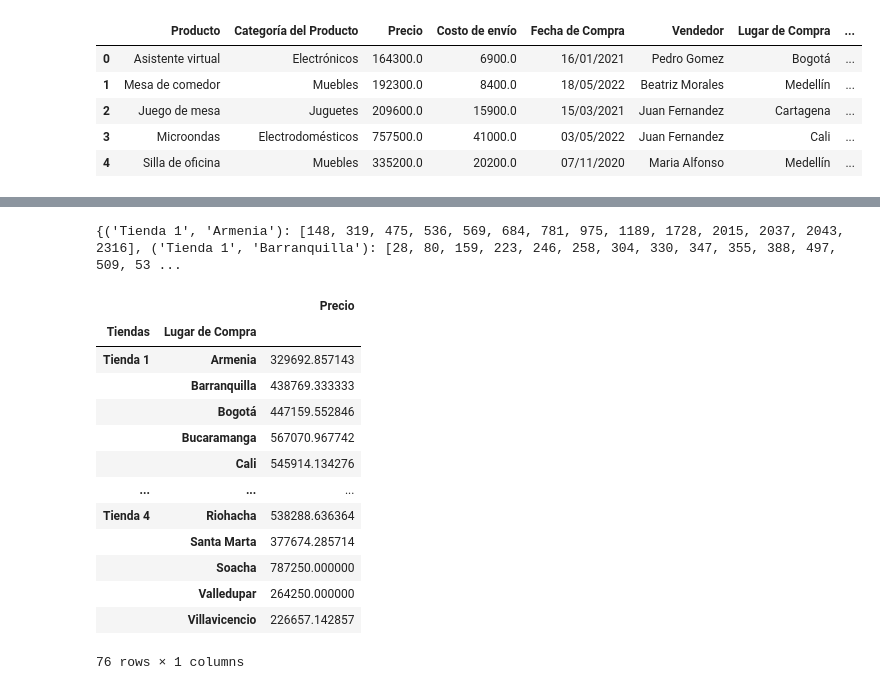
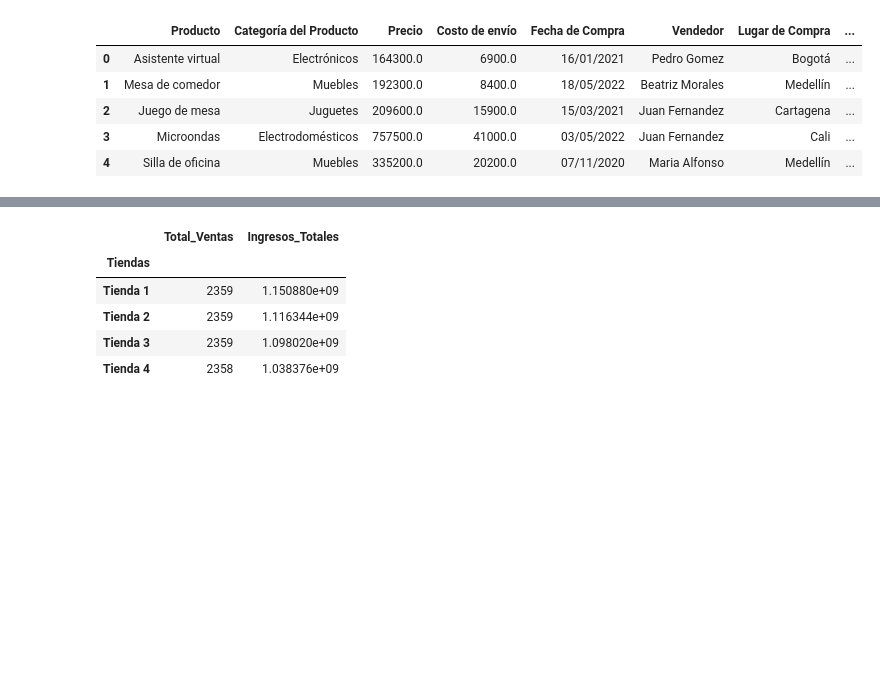
Before and after one commit to LejImkoaj/challenge1-data-science-alura-store-latam, a Jupyter notebook: AluraStoreLatam.ipynb, the cells around one changed output, grey strips where cells are left out. Drawn from its saved outputs; the diff is of its cells as text; code cells hidden in the pictures; blank space fills up the shorter version.

```diff
--- a/AluraStoreLatam.ipynb
+++ b/AluraStoreLatam.ipynb
@@ -385,28 +404,17 @@ Name: Costo de envío, dtype: float64
-# %%
-promedio_tienda = todas_las_tiendas.groupby(["Tiendas", "Lugar de Compra"])
-promedio_tienda.groups
-# %% [output]
-{('Tienda 1', 'Armenia'): [148, 319, 475, 536, 569, 684, 781, 975, 1189, 1728, 2015, 2037, 2043, 2316], ('Tienda 1', 'Barranquilla'): [28, 80, 159, 223, 246, 258, 304, 330, 347, 355, 388, 497, 509, 53 ...
-# %%
-juntar = promedio_tienda.agg(
-    {
-    "Precio": "mean"
-}
-    )
-
-juntar
-# %% [output]
-|  |  | Precio |
-| Tiendas | Lugar de Compra |  |
-| Tienda 1 | Armenia | 329692.857143 |
-|  | Barranquilla | 438769.333333 |
-|  | Bogotá | 447159.552846 |
-|  | Bucaramanga | 567070.967742 |
-|  | Cali | 545914.134276 |
-| ... | ... | ... |
-| Tienda 4 | Riohacha | 538288.636364 |
-|  | Santa Marta | 377674.285714 |
-|  | Soacha | 787250.000000 |
-|  | Valledupar | 264250.000000 |
-|  | Villavicencio | 226657.142857 |
-76 rows × 1 columns
+# %%
+resumen_por_tienda = todas_las_tiendas.groupby("Tiendas").agg({
+    "Producto": "count",
+    "Precio": "sum",
+
+}).rename(columns={"Producto": "Total_Ventas",
+                   "Precio": "Ingresos_Totales",
+                   })
+
+resumen_por_tienda
+# %% [output]
+|  | Total_Ventas | Ingresos_Totales |
+| Tiendas |  |  |
+| Tienda 1 | 2359 | 1.150880e+09 |
+| Tienda 2 | 2359 | 1.116344e+09 |
+| Tienda 3 | 2359 | 1.098020e+09 |
+| Tienda 4 | 2358 | 1.038376e+09 |
```
Also changed, not shown: parts of 4 cells of this notebook.
